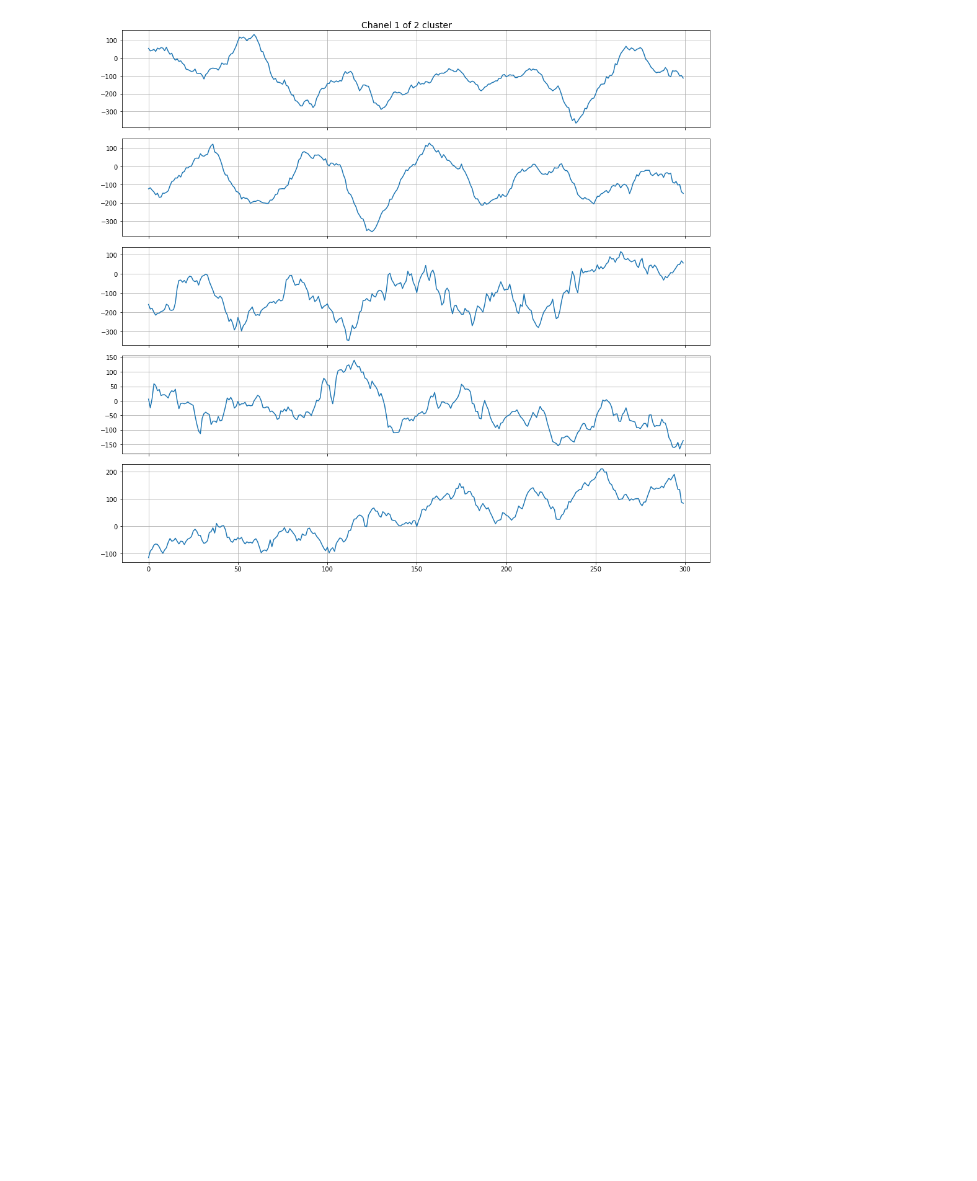
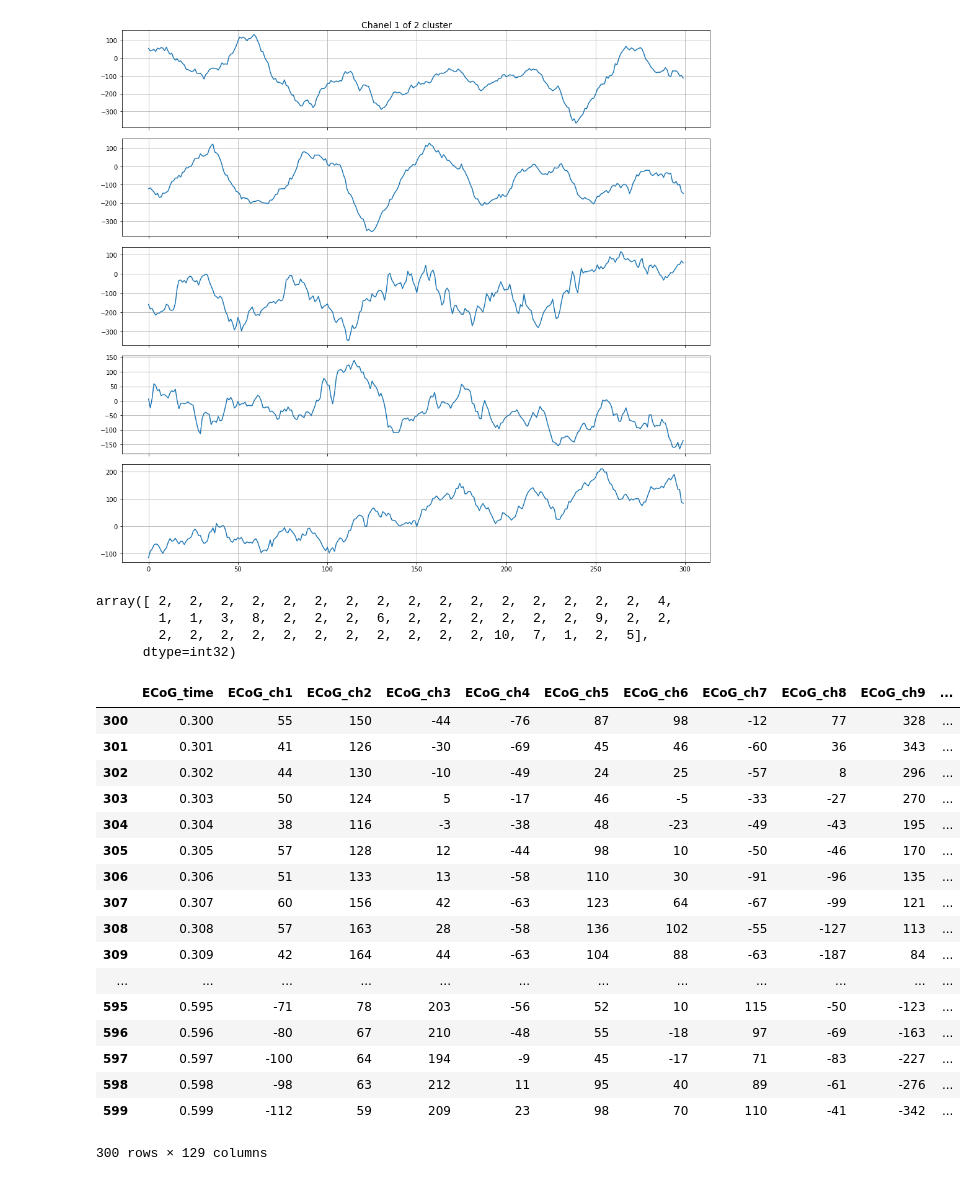
Before and after one commit to igor-yusupov/2018-Project-3, a Jupyter notebook: code/clustering_visualization.ipynb, the cells around one changed output. Drawn from its saved outputs; the diff is of its cells as text; code cells hidden in the pictures; blank space fills up the shorter version.

```diff
--- a/code/clustering_visualization.ipynb
+++ b/code/clustering_visualization.ipynb
@@ -70,3 +72,31 @@ clusters_labels = fcluster(link, 10, criterion='maxclust')
 tests.show_clustered(link, clusters_labels, label=2, max_num=5)
 # %% [output]
 [figure]
+# %%
+clusters_labels
+# %% [output]
+array([ 2,  2,  2,  2,  2,  2,  2,  2,  2,  2,  2,  2,  2,  2,  2,  2,  4,
+        1,  1,  3,  8,  2,  2,  2,  6,  2,  2,  2,  2,  2,  2,  9,  2,  2,
+        2,  2,  2,  2,  2,  2,  2,  2,  2,  2,  2, 10,  7,  1,  2,  5],
+      dtype=int32)
+# %%
+X[0]
+# %% [output]
+|  | ECoG_time | ECoG_ch1 | ECoG_ch2 | ECoG_ch3 | ECoG_ch4 | ECoG_ch5 | ECoG_ch6 | ECoG_ch7 | ECoG_ch8 | ECoG_ch9 | ... |
+| 300 | 0.300 | 55 | 150 | -44 | -76 | 87 | 98 | -12 | 77 | 328 | ... |
+| 301 | 0.301 | 41 | 126 | -30 | -69 | 45 | 46 | -60 | 36 | 343 | ... |
+| 302 | 0.302 | 44 | 130 | -10 | -49 | 24 | 25 | -57 | 8 | 296 | ... |
+| 303 | 0.303 | 50 | 124 | 5 | -17 | 46 | -5 | -33 | -27 | 270 | ... |
+| 304 | 0.304 | 38 | 116 | -3 | -38 | 48 | -23 | -49 | -43 | 195 | ... |
+| 305 | 0.305 | 57 | 128 | 12 | -44 | 98 | 10 | -50 | -46 | 170 | ... |
+| 306 | 0.306 | 51 | 133 | 13 | -58 | 110 | 30 | -91 | -96 | 135 | ... |
+| 307 | 0.307 | 60 | 156 | 42 | -63 | 123 | 64 | -67 | -99 | 121 | ... |
+| 308 | 0.308 | 57 | 163 | 28 | -58 | 136 | 102 | -55 | -127 | 113 | ... |
+| 309 | 0.309 | 42 | 164 | 44 | -63 | 104 | 88 | -63 | -187 | 84 | ... |
+| ... | ... | ... | ... | ... | ... | ... | ... | ... | ... | ... | ... |
+| 595 | 0.595 | -71 | 78 | 203 | -56 | 52 | 10 | 115 | -50 | -123 | ... |
+| 596 | 0.596 | -80 | 67 | 210 | -48 | 55 | -18 | 97 | -69 | -163 | ... |
+| 597 | 0.597 | -100 | 64 | 194 | -9 | 45 | -17 | 71 | -83 | -227 | ... |
+| 598 | 0.598 | -98 | 63 | 212 | 11 | 95 | 40 | 89 | -61 | -276 | ... |
+| 599 | 0.599 | -112 | 59 | 209 | 23 | 98 | 70 | 110 | -41 | -342 | ... |
+300 rows × 129 columns
```
Also changed, not shown: parts of 3 cells of this notebook, 3 other files.
